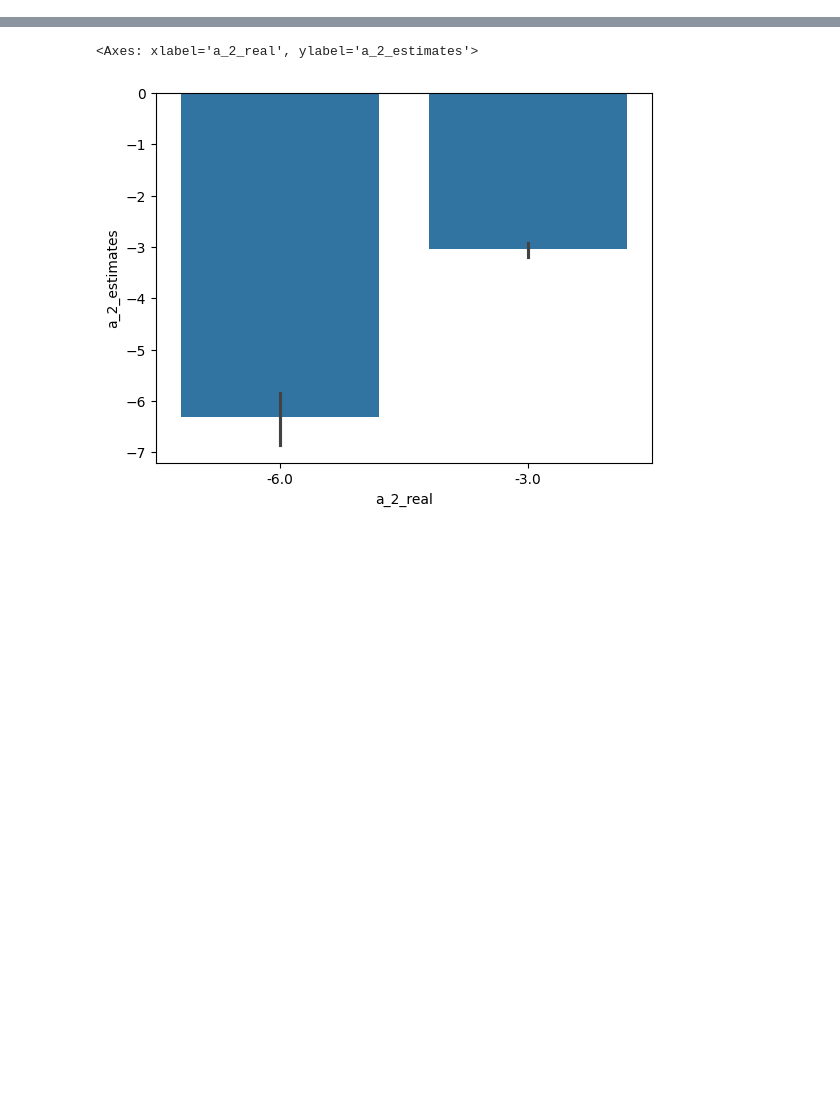
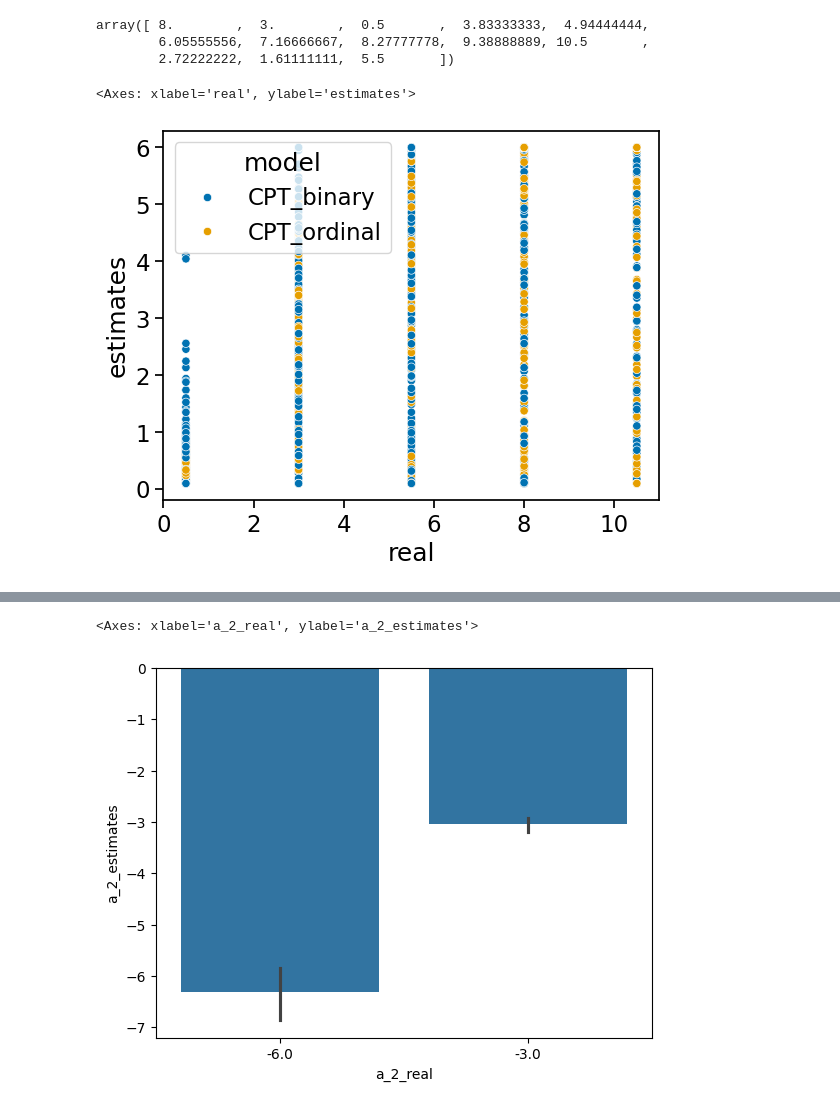
Before and after one commit to GusStgoReyes/riskyneuroarousal, a Jupyter notebook: data/0test.ipynb, the cells around one changed output, grey strips where cells are left out. Drawn from its saved outputs; the diff is of its cells as text; code cells hidden in the pictures; blank space fills up the shorter version.

```diff
--- a/data/0test.ipynb
+++ b/data/0test.ipynb
@@ -14,6 +10,6 @@ files = ["EV_binary_equalIndifference_simulations_0.csv",
 # %%
 x = []
-for file in files:
-    x.append(pd.read_csv(file))
-
+for file in os.listdir():
+    if file.split("_")[0] == "EV" or file.split("_")[0] == "CPT":
+        x.append(pd.read_csv(file))
 df = pd.concat(x, ignore_index=True)
@@ -49,0 +176,11 @@ final_df2 = pd.concat([est_df, real_df, cond_df], axis=1).reset_index()
+# %%
+df.query("param_names == 'sigma'")['real'].unique()
+# %% [output]
+array([ 8.        ,  3.        ,  0.5       ,  3.83333333,  4.94444444,
+        6.05555556,  7.16666667,  8.27777778,  9.38888889, 10.5       ,
+        2.72222222,  1.61111111,  5.5       ])
+# %%
+sns.scatterplot(df.query(f"param_names == 'sigma' & model in {["CPT_binary", "CPT_ordinal"]}"), x = 'real', y = 'estimates', hue = 'model')
+# %% [output]
+<Axes: xlabel='real', ylabel='estimates'>
+[figure, added]
```
Also changed, not shown: parts of 21 cells of this notebook, 4 other files.
